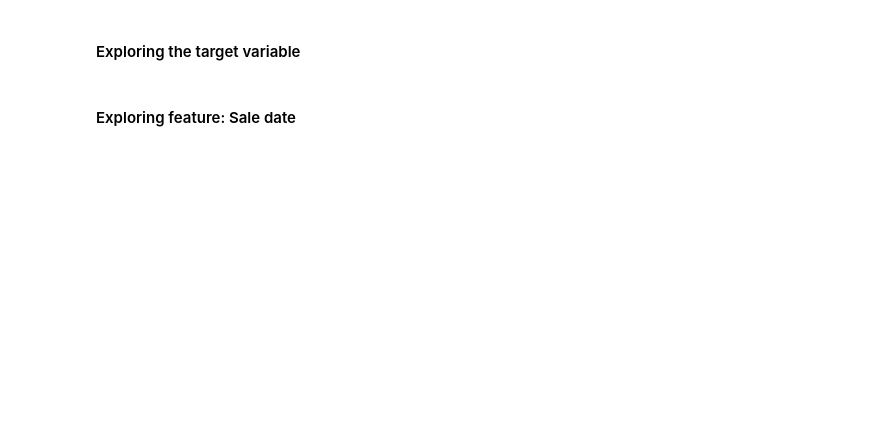
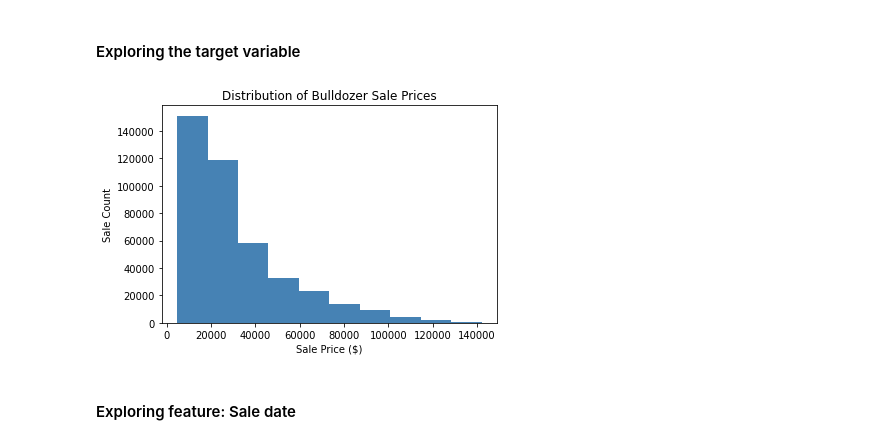
Before and after one commit to tiborhajszan/Ztm_DataScienceCourse, a Jupyter notebook: Project-Bulldozer/bulldozer-price-regression.ipynb, the cells around one changed output. Saved outputs shown, nothing was run; the diff lists cells and outputs as text; code cells hidden in the pictures; blank space fills up the shorter version.

```diff
--- a/Project-Bulldozer/bulldozer-price-regression.ipynb
+++ b/Project-Bulldozer/bulldozer-price-regression.ipynb
@@ -68,0 +128,8 @@ bulldozer_sorted.head().T
+# %%
+### creating various subdate columns
+bulldozer_sorted["saleYear"] = bulldozer_sorted["saledate"].dt.year
+bulldozer_sorted["saleMonth"] = bulldozer_sorted["saledate"].dt.month
+bulldozer_sorted["saleDay"] = bulldozer_sorted["saledate"].dt.day
+bulldozer_sorted["saleDayOfWeek"] = bulldozer_sorted["saledate"].dt.day_of_week
+bulldozer_sorted["saleDayOfYear"] = bulldozer_sorted["saledate"].dt.day_of_year
+bulldozer_sorted.head().T
@@ -70,12 +155,14 @@ bulldozer_sorted.head().T
 #### Exploring the target variable
 # %%
 ### plotting the distribution of target variable
-bulldozer_df["SalePrice"].plot.hist(color="steelblue")
+bulldozer_sorted["SalePrice"].plot.hist(color="steelblue")
 
 ### customizing the plot
 pyplot.title(label="Distribution of Bulldozer Sale Prices")
 pyplot.ylabel(ylabel="Sale Count")
 pyplot.xlabel(xlabel="Sale Price ($)");
+# %% [output]
+[figure, added]
 # %% [markdown]
 #### Exploring feature: Sale date
 # %%
```
Also changed, not shown: parts of 10 cells of this notebook, 3 other files.
